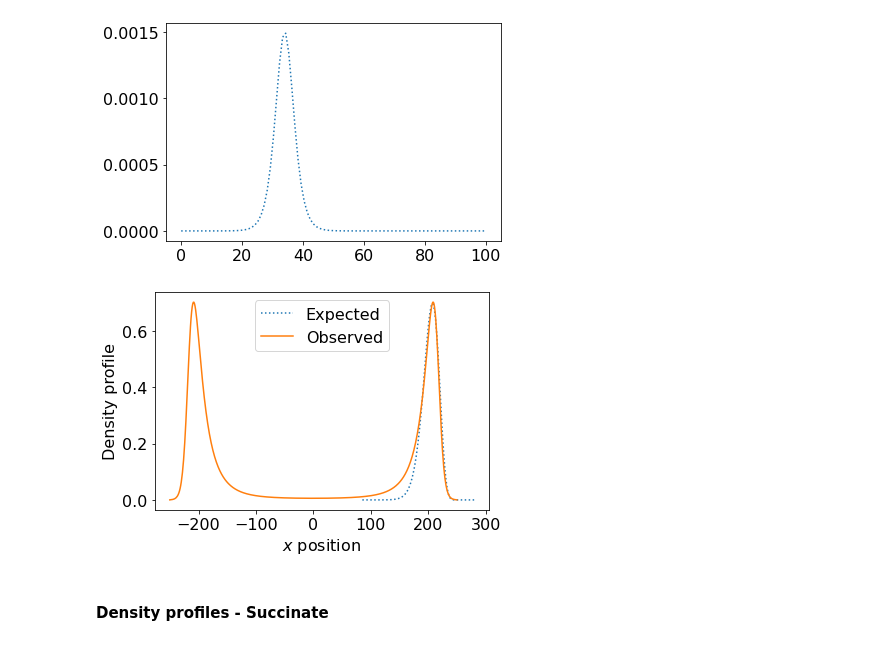
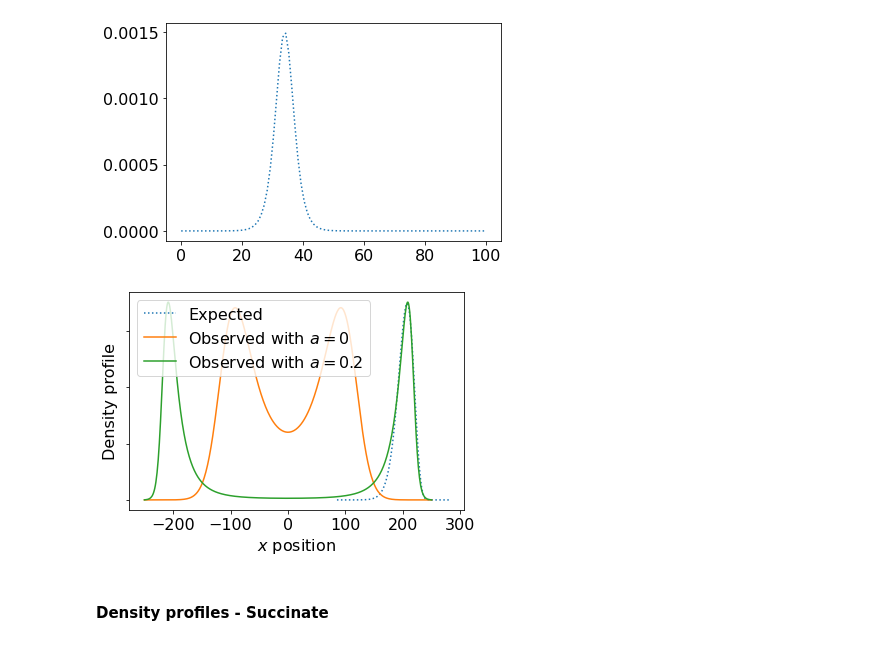
Before and after one commit to qfrigolac/quimiotaxi_TFG, a Jupyter notebook: plot_things.ipynb, the cells around one changed output. Cells and saved outputs as stored; diff of their text form; code cells hidden in the pictures.

```diff
--- a/plot_things.ipynb
+++ b/plot_things.ipynb
@@ -201,12 +201,13 @@ for my_val, my_val_df in all_sims_df.groupby('alp'):
     order = [2,0,1]
     plt.legend([handles[idx] for idx in order],[labels[idx] for idx in order])
 
+    plt.ticklabel_format(axis="x", style="sci", scilimits=(0,0))
 
     plt.ylabel('Radius (u)')
 
     #plt.ylim(0,100)#Per a canviar el rang dels eixos
     output_filename = 'alp-vs-k_'+str(my_alp) + '.pdf'
-    output_path = './grafs_alpvsk2/' + output_filename
+    output_path = '../' + output_filename
 
 
     plt.savefig(output_path, format='pdf', bbox_inches='tight')
@@ -801,7 +802,8 @@ for my_a, my_a_df in all_sims_df.groupby('mesura'):
     if my_mesura == 6:
         plt.ylabel('Depth (u)')
     plt.legend()
-    a = plt.axes([.2, .65, .2, .2])
+    if my_mesura == 0:
+        a = plt.axes([.2, .65, .2, .2])
     for my_index, my_row in my_a_df.iterrows():
         my_nf = my_row['nf']
         my_mesura = my_row['mesura']
@@ -816,10 +818,11 @@ for my_a, my_a_df in all_sims_df.groupby('mesura'):
 
         my_x = [100*i for i in range(inici, len(my_row_list)+inici)]
 
-        if my_gam == 0.0004:
-            plt.plot(my_x, my_row_list)
-            plt.yscale('log')
-            plt.xscale('log')
+        if my_gam == 0.0001:
+            if my_mesura == 0:
+                plt.plot(my_x, my_row_list)
+                plt.yscale('log')
+                plt.xscale('log')
 
 
     #plt.ylim(0,100)#Per a canviar el rang dels eixos
@@ -915,7 +921,7 @@ for my_a, my_a_df in all_sims_df.groupby('mesura'):
     if my_mesura == 6:
         plt.ylabel('Depth (u)')
     plt.legend(loc=4)
-    if my_mesura != 6:
+    if my_mesura != 6 and my_mesura != 5:
         a = plt.axes([.2, .65, .2, .2])
     for my_index, my_row in my_a_df.iterrows():
         my_nf = my_row['nf']
@@ -931,7 +937,7 @@ for my_a, my_a_df in all_sims_df.groupby('mesura'):
 
         my_x = [100*i for i in range(inici, len(my_row_list)+inici)]
 
-        if my_nf == 70 and 0<my_f0 <5 and my_mesura != 6:
+        if my_nf == 70 and 0<my_f0 <5 and my_mesura != 6 and my_mesura != 5:
             plt.plot(my_x, my_row_list)
             plt.yscale('log')
             plt.xscale('log')
@@ -1092,27 +1098,30 @@ def prof_s (x):
 # %%
 my_x = np.linspace(0.1, 4, 100)
 plt.plot(-my_x*50+285,961000*prof_s(my_x),':',label='Expected')
 my_x = [i for i in range(-250,251)]
 plt.rcParams.update({'font.size': 16})
 for i in [40000]:
     for my_index, my_row in all_sims_df.loc[all_sims_df['time']==i].iterrows():
         my_y = list(my_row)[1:-3]
         my_a = my_row['a']
         # print(i)
         if my_a == 0.2:
-            plt.plot(my_x,my_y,label = 'Observed')
+            plt.plot(my_x,my_y,label = r'Observed with $a=0.2$')
+        if my_a == 0:
+            my_y = [i * 2900 for i in my_y]
+            plt.plot(my_x,my_y,label = r'Observed with $a=0$')
 plt.xlabel(r'$x$ position')
 plt.ylabel('Density profile')
 plt.legend()
 ax = plt.gca()
 # ax.axes.xaxis.set_ticklabels([0,0,20,40,60,80])
-# ax.axes.yaxis.set_ticklabels([])
+ax.axes.yaxis.set_ticklabels([])
 output_filename = 'exp_prof_s' + '.pdf'
-output_path = './figs/' + output_filename
+output_path = '../' + output_filename
 plt.savefig(output_path, format='pdf', bbox_inches='tight')
 plt.show()
 # %% [output]
-[figure, old version]
+[figure, new version]
 # %% [markdown]
 #### Density profiles - Succinate
 # %%
```
Also changed, not shown: parts of 3 cells of this notebook, 1 other file.
